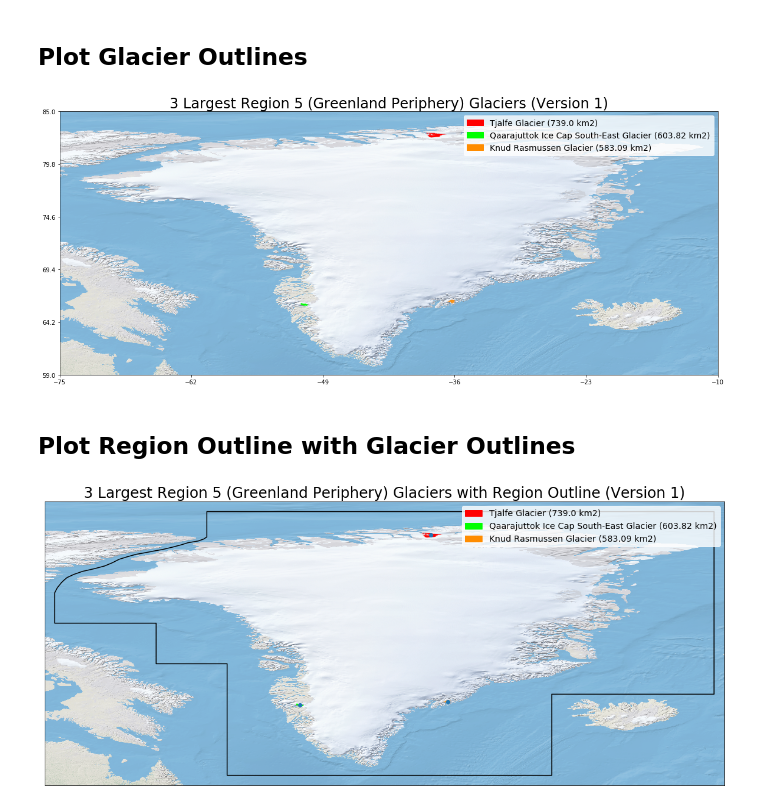
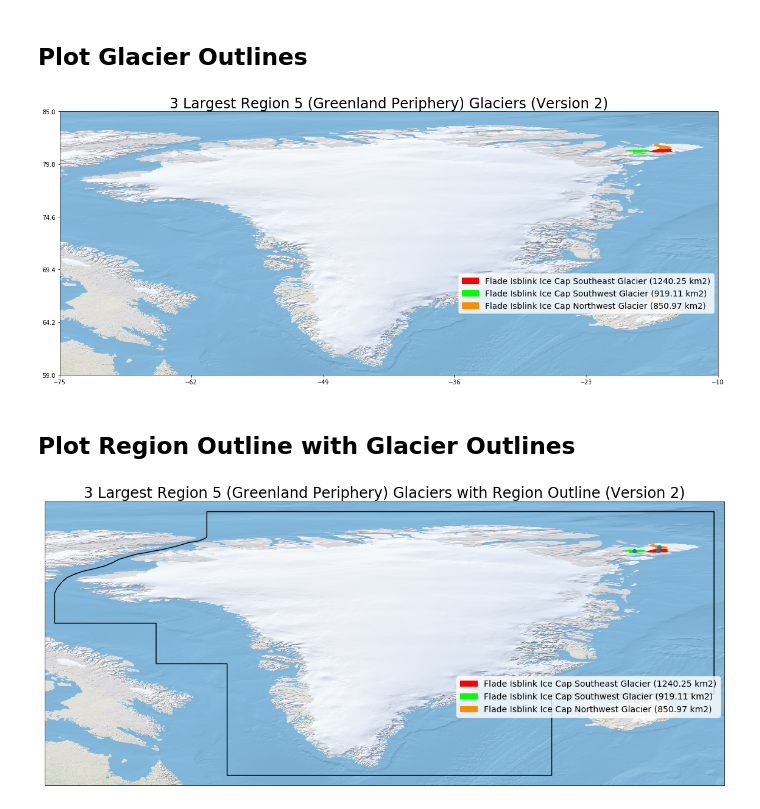
Before and after one commit to windnage/wgms-glacier-project, a Jupyter notebook: notebooks/9-view-final-data.ipynb, the cells around one changed output. Cells and saved outputs as stored; diff of their text form; code cells hidden in the pictures.

Commit message:
Updating notebooks for version 2

```diff
--- a/notebooks/9-view-final-data.ipynb
+++ b/notebooks/9-view-final-data.ipynb
@@ -40,7 +40,7 @@ region_name = ["Alaska", "Western Canada and USA", "Arctic Canada, North", "Arct
                "Antarctic Mainland", "Antarctic Islands"]
 
 # Set version number for the final data
-final_version = 1
+final_version = 2
 # %% [markdown]
 # Plot Region Outline
 # %%
@@ -167,36 +167,36 @@ final_glacier_data_df.iloc[0:1].plot(ax=ax, color='red') #, linewidth=10)
 final_glacier_data_df.iloc[1:2].plot(ax=ax, color='lime') #, linewidth=10)
 final_glacier_data_df.iloc[2:3].plot(ax=ax, color='darkorange') #, linewidth=10)
 ax.set_title('3 Largest Region ' + str(region_number) + " (" + region_name[region_number-1] + ') Glaciers (Version ' + \
              str(final_version) + ')', fontsize=24)
 
 # Plot the center points of the glacier complexes
 #centroidseries_gl.plot(ax=ax)
 
 # Plot legend
 ax.legend(handles=legend_patches,
          facecolor ="white",
          edgecolor = "white",
          fontsize = 14,
-         bbox_to_anchor = (1.0,1.0))
-         #bbox_to_anchor = (1.0,0.4))
+         #bbox_to_anchor = (1.0,1.0))
+         bbox_to_anchor = (1.0,0.4))
 
 showticks = 1
 if showticks == 1:
     ax.set_axis_on()
     # Create evenly spaced x-axis and y-axis tick marks
     xtick1 = minx+((maxx-minx)/5*1)
     xtick2 = minx+((maxx-minx)/5*2)
     xtick3 = minx+((maxx-minx)/5*3)
     xtick4 = minx+((maxx-minx)/5*4)
     ytick1 = miny+((maxy-miny)/5*1)
     ytick2 = miny+((maxy-miny)/5*2)
     ytick3 = miny+((maxy-miny)/5*3)
     ytick4 = miny+((maxy-miny)/5*4)
     ax.set_xticks([minx, xtick1, xtick2, xtick3, xtick4, maxx])
     ax.set_yticks([miny, ytick1, ytick2, ytick3, ytick4, maxy])
 plt.show()
 # %% [output]
-[figure, old version]
+[figure, new version]
 # %% [markdown]
 ## Plot Region Outline with Glacier Outlines
 # %%
@@ -266,10 +266,11 @@ ax.legend(handles=legend_patches,
          edgecolor = "white",
          fontsize = 14,
          bbox_to_anchor = (1.0,1.0))
+         #bbox_to_anchor = (1.0,0.4))
 
 plt.show()
 # %% [output]
-[figure, old version]
+[figure, new version]
 # %%
 # Clean up unzipped files to save disk space
 filelist = glob.glob("data/final-dataset/version-" + str(final_version) + "/unzipped/*")
```
Also changed, not shown: parts of 1 cell of this notebook, 3 other files.
